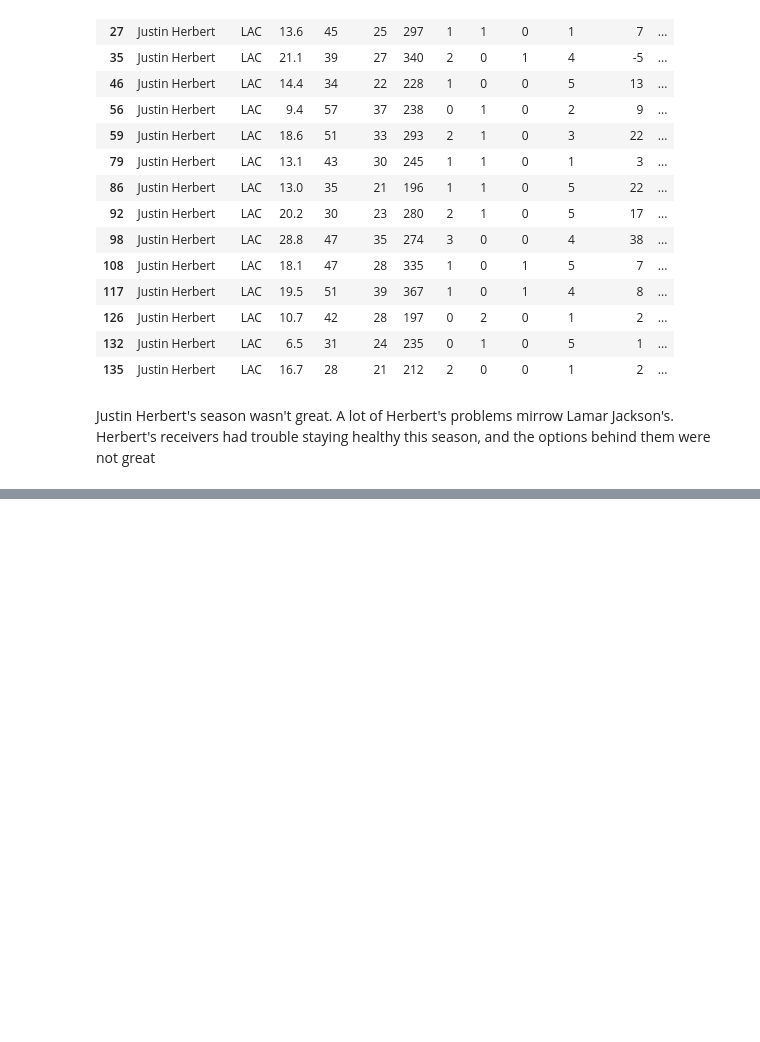
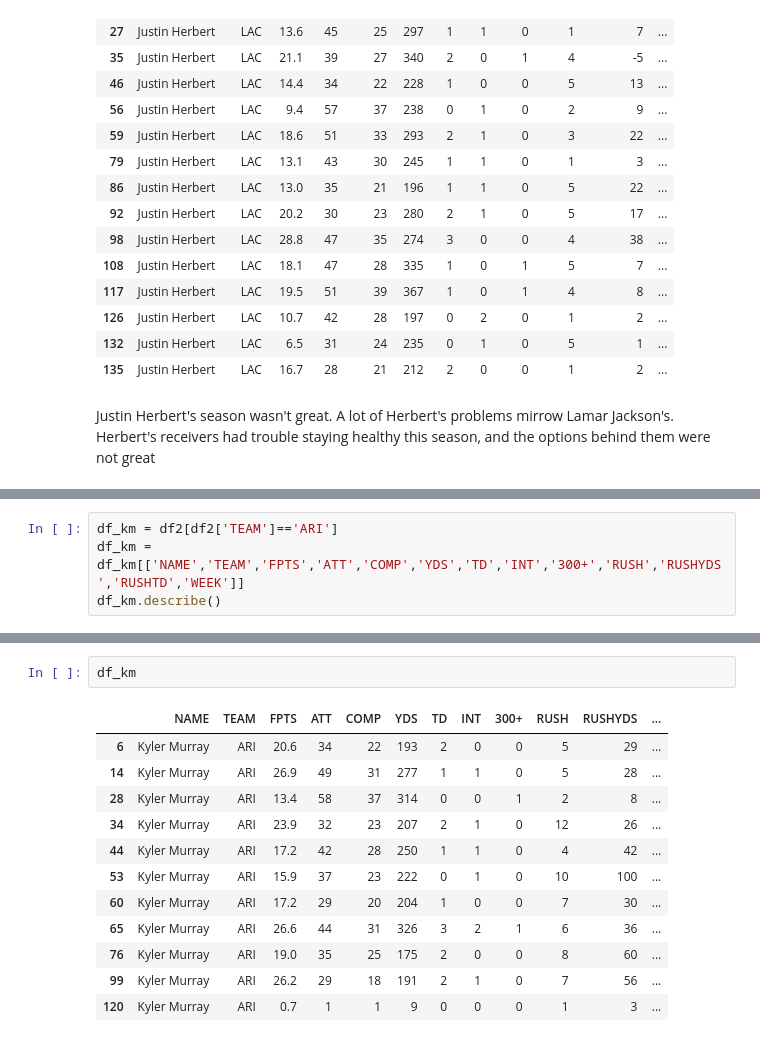
Before and after one commit to jonpb99/Fantasy_Football_Data_Analytics, a Jupyter notebook: 2022_Data/ff_research_qb.ipynb, the cells around one changed output, grey strips where cells are left out. Drawn from its saved outputs; the diff is of its cells as text; blank space fills up the shorter version.

```diff
--- a/2022_Data/ff_research_qb.ipynb
+++ b/2022_Data/ff_research_qb.ipynb
@@ -274,0 +361,4 @@ Justin Herbert's season wasn't great. A lot of Herbert's problems mirrow Lamar J
+# %%
+df_km = df2[df2['TEAM']=='ARI']
+df_km = df_km[['NAME','TEAM','FPTS','ATT','COMP','YDS','TD','INT','300+','RUSH','RUSHYDS','RUSHTD','WEEK']]
+df_km.describe()
@@ -274,0 +375,15 @@ Justin Herbert's season wasn't great. A lot of Herbert's problems mirrow Lamar J
+# %%
+df_km
+# %% [output]
+|  | NAME | TEAM | FPTS | ATT | COMP | YDS | TD | INT | 300+ | RUSH | RUSHYDS | ... |
+| 6 | Kyler Murray | ARI | 20.6 | 34 | 22 | 193 | 2 | 0 | 0 | 5 | 29 | ... |
+| 14 | Kyler Murray | ARI | 26.9 | 49 | 31 | 277 | 1 | 1 | 0 | 5 | 28 | ... |
+| 28 | Kyler Murray | ARI | 13.4 | 58 | 37 | 314 | 0 | 0 | 1 | 2 | 8 | ... |
+| 34 | Kyler Murray | ARI | 23.9 | 32 | 23 | 207 | 2 | 1 | 0 | 12 | 26 | ... |
+| 44 | Kyler Murray | ARI | 17.2 | 42 | 28 | 250 | 1 | 1 | 0 | 4 | 42 | ... |
+| 53 | Kyler Murray | ARI | 15.9 | 37 | 23 | 222 | 0 | 1 | 0 | 10 | 100 | ... |
+| 60 | Kyler Murray | ARI | 17.2 | 29 | 20 | 204 | 1 | 0 | 0 | 7 | 30 | ... |
+| 65 | Kyler Murray | ARI | 26.6 | 44 | 31 | 326 | 3 | 2 | 1 | 6 | 36 | ... |
+| 76 | Kyler Murray | ARI | 19.0 | 35 | 25 | 175 | 2 | 0 | 0 | 8 | 60 | ... |
+| 99 | Kyler Murray | ARI | 26.2 | 29 | 18 | 191 | 2 | 1 | 0 | 7 | 56 | ... |
+| 120 | Kyler Murray | ARI | 0.7 | 1 | 1 | 9 | 0 | 0 | 0 | 1 | 3 | ... |
```
Also changed, not shown: parts of 12 cells of this notebook.
